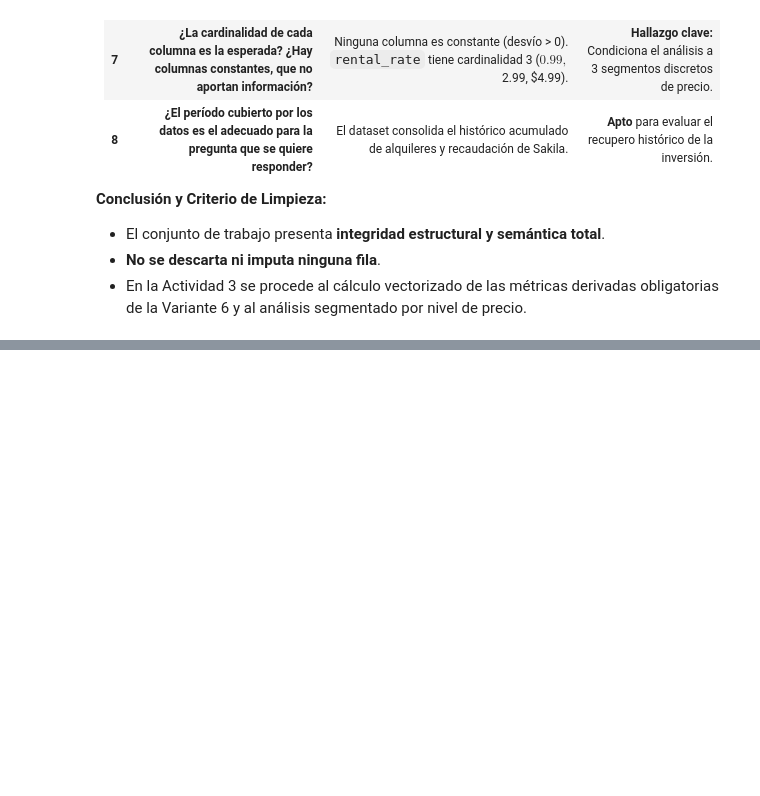
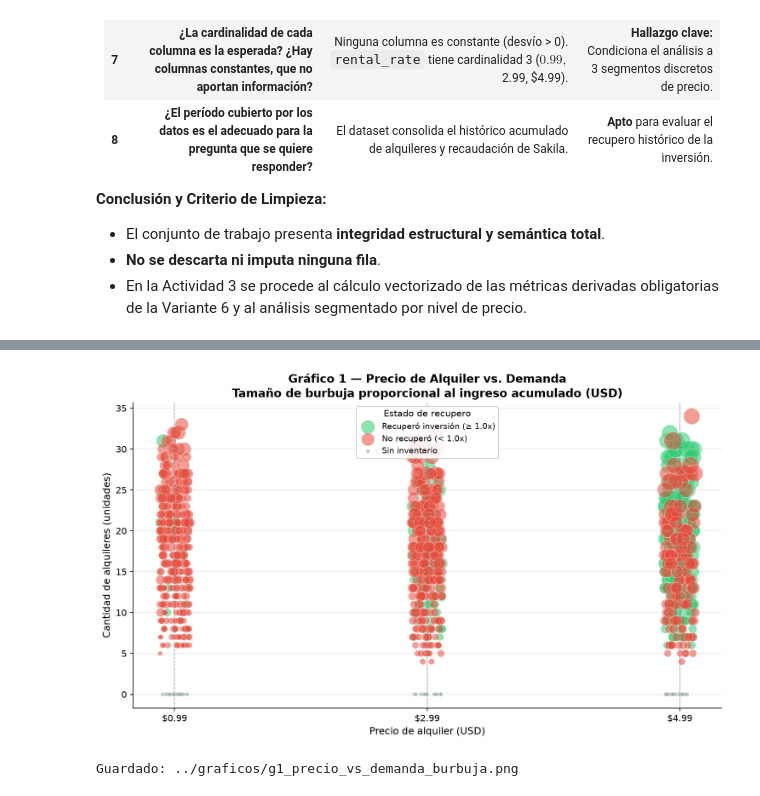
Before and after one commit to BUGn92/TP2SeminarioBD, a Jupyter notebook: notebooks/analisis.ipynb, the cells around one changed output, grey strips where cells are left out. Cells and saved outputs as stored; diff of their text form; code cells hidden in the pictures; blank space fills up the shorter version.

```diff
--- a/notebooks/analisis.ipynb
+++ b/notebooks/analisis.ipynb
@@ -628,0 +753,16 @@ A continuación se presenta el diagnóstico estructurado respondiendo puntualmen
+# %%
+# ── Distribución del estado de recupero ─────────────────────────────────────
+estado_dist = df_trabajo['estado_recupero'].value_counts()
+print('=== Distribución del Estado de Recupero ===')
+for estado, conteo in estado_dist.items():
+    print(f'  {estado}: {conteo} películas ({conteo/len(df_trabajo)*100:.1f}%)')
+print()
+
+print('=== Top 5 películas por ratio de recupero ===')
+print(df_trabajo.nlargest(5, 'ratio_recupero')[
+    ['title', 'rental_rate', 'inventory_count', 'rental_count', 'total_revenue', 'ratio_recupero']
+].to_string(index=False))
+print()
+
+print('=== Break-Even promedio por nivel de precio ===')
+print(df_trabajo.groupby('rental_rate')['breakeven_alquileres'].agg(['min', 'mean', 'max']).round(1))
@@ -628,0 +796,58 @@ A continuación se presenta el diagnóstico estructurado respondiendo puntualmen
+# %%
+# ─── Gráfico 1: Scatter Burbuja con Jitter ──────────────────────────────────
+fig, ax = plt.subplots(figsize=(10, 6))
+
+paleta = {
+    'Recuperó inversión (≥ 1.0x)': '#2ecc71',
+    'No recuperó (< 1.0x)':        '#e74c3c',
+    'Sin inventario':              '#95a5a6',
+}
+
+np.random.seed(42)
+max_revenue = df_trabajo['total_revenue'].max()
+
+for estado, color in paleta.items():
+    mask = df_trabajo['estado_recupero'] == estado
+    sub = df_trabajo[mask]
+    if len(sub) == 0:
+        continue
+
+    jitter = np.random.uniform(-0.12, 0.12, size=len(sub))
+    x = sub['rental_rate'] + jitter
+
+    # Escalar tamaño usando el máximo global; fallback a tamaño fijo si todo es cero
+    if max_revenue > 0:
+        sizes = sub['total_revenue'] / max_revenue * 400 + 20
+    else:
+        sizes = 30
+
+    ax.scatter(
+        x, sub['rental_count'],
+        s=sizes, c=color, alpha=0.55,
+        edgecolors='white', linewidths=0.4,
+        label=estado
+    )
+
+for precio in [0.99, 2.99, 4.99]:
+    ax.axvline(precio, color='#555', linestyle='--', linewidth=0.8, alpha=0.5)
+
+ax.set_xlabel('Precio de alquiler (USD)', fontsize=11)
+ax.set_ylabel('Cantidad de alquileres (unidades)', fontsize=11)
+ax.set_title(
+    'Gráfico 1 — Precio de Alquiler vs. Demanda\n'
+    'Tamaño de burbuja proporcional al ingreso acumulado (USD)',
+    fontsize=13, fontweight='bold'
+)
+ax.set_xticks([0.99, 2.99, 4.99])
+ax.set_xticklabels(['$0.99', '$2.99', '$4.99'])
+ax.legend(title='Estado de recupero', framealpha=0.9, fontsize=9)
+
+plt.tight_layout()
+ruta_g1 = '../graficos/g1_precio_vs_demanda_burbuja.png'
+plt.savefig(ruta_g1, dpi=150, bbox_inches='tight')
+plt.close()
+display(IPImage(ruta_g1))
+print(f'Guardado: {ruta_g1}')
+# %% [output]
+[figure, added]
+Guardado: ../graficos/g1_precio_vs_demanda_burbuja.png
```
Also changed, not shown: parts of 16 cells of this notebook, 3 other files.
